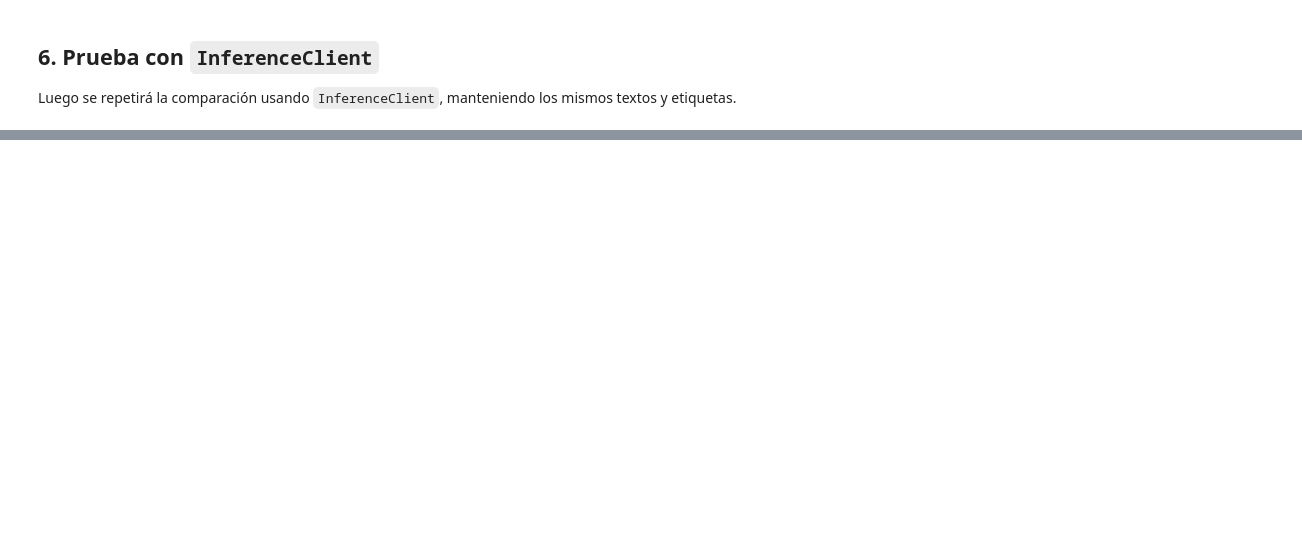
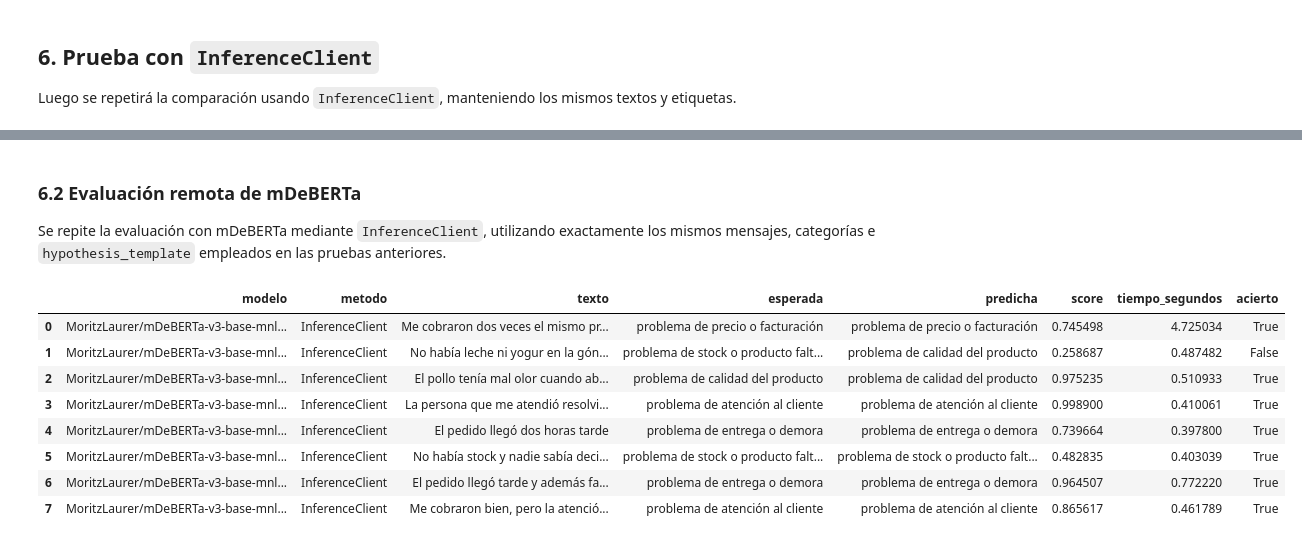
Before and after one commit to ferfava/Seminario_Actualizaci-n_2026, a Jupyter notebook: TP_Integrador/TP_Fava_Fernanda.ipynb, the cells around one changed output, grey strips where cells are left out. Cells and saved outputs as stored; diff of their text form; code cells hidden in the pictures; blank space fills up the shorter version.

```diff
--- a/TP_Integrador/TP_Fava_Fernanda.ipynb
+++ b/TP_Integrador/TP_Fava_Fernanda.ipynb
@@ -90,0 +297,22 @@ La elección para la aplicación final se justificará con los resultados obteni
+# %% [markdown]
+### 6.2 Evaluación remota de mDeBERTa
+
+Se repite la evaluación con mDeBERTa mediante `InferenceClient`, utilizando exactamente los mismos mensajes, categorías e `hypothesis_template` empleados en las pruebas anteriores.
+# %%
+resultados_mdeberta_api = evaluar_modelo_inference_client(
+    MODELO_MDEBERTA,
+    CASOS_PRUEBA,
+    CATEGORIAS
+)
+
+resultados_mdeberta_api
+# %% [output]
+|  | modelo | metodo | texto | esperada | predicha | score | tiempo_segundos | acierto |
+| 0 | MoritzLaurer/mDeBERTa-v3-base-mnl... | InferenceClient | Me cobraron dos veces el mismo pr... | problema de precio o facturación | problema de precio o facturación | 0.745498 | 4.725034 | True |
+| 1 | MoritzLaurer/mDeBERTa-v3-base-mnl... | InferenceClient | No había leche ni yogur en la gón... | problema de stock o producto falt... | problema de calidad del producto | 0.258687 | 0.487482 | False |
+| 2 | MoritzLaurer/mDeBERTa-v3-base-mnl... | InferenceClient | El pollo tenía mal olor cuando ab... | problema de calidad del producto | problema de calidad del producto | 0.975235 | 0.510933 | True |
+| 3 | MoritzLaurer/mDeBERTa-v3-base-mnl... | InferenceClient | La persona que me atendió resolvi... | problema de atención al cliente | problema de atención al cliente | 0.998900 | 0.410061 | True |
+| 4 | MoritzLaurer/mDeBERTa-v3-base-mnl... | InferenceClient | El pedido llegó dos horas tarde | problema de entrega o demora | problema de entrega o demora | 0.739664 | 0.397800 | True |
+| 5 | MoritzLaurer/mDeBERTa-v3-base-mnl... | InferenceClient | No había stock y nadie sabía deci... | problema de stock o producto falt... | problema de stock o producto falt... | 0.482835 | 0.403039 | True |
+| 6 | MoritzLaurer/mDeBERTa-v3-base-mnl... | InferenceClient | El pedido llegó tarde y además fa... | problema de entrega o demora | problema de entrega o demora | 0.964507 | 0.772220 | True |
+| 7 | MoritzLaurer/mDeBERTa-v3-base-mnl... | InferenceClient | Me cobraron bien, pero la atenció... | problema de atención al cliente | problema de atención al cliente | 0.865617 | 0.461789 | True |
```
Also changed, not shown: parts of 27 cells of this notebook.
